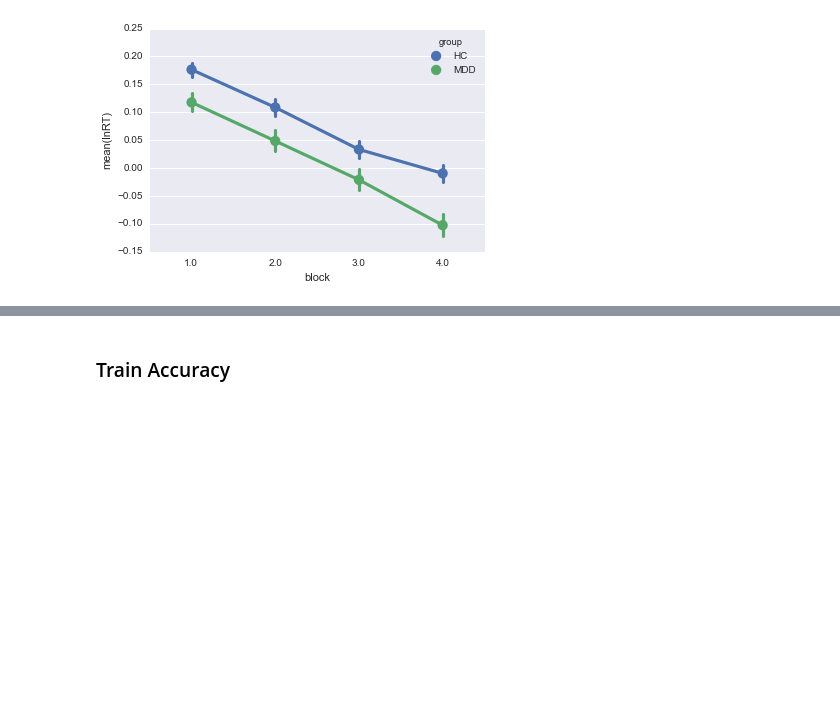
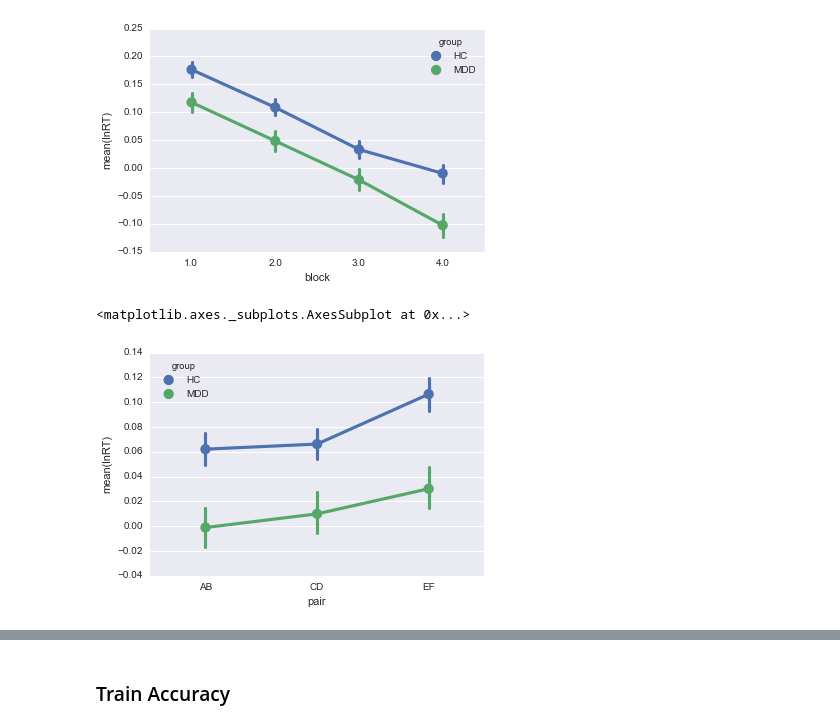
Before and after one commit to ebarrick/RMD_PST, a Jupyter notebook: PST_beh.ipynb, the cells around one changed output, grey strips where cells are left out. Cells and saved outputs as stored; diff of their text form; code cells hidden in the pictures; blank space fills up the shorter version.

```diff
--- a/PST_beh.ipynb
+++ b/PST_beh.ipynb
@@ -700,3 +704,8 @@ sns.pointplot(x="block", y="lnRT", hue="group", data=train_clean, hue_order=['HC
 # %% [output]
 <matplotlib.axes._subplots.AxesSubplot at 0x...>
 [figure]
+# %%
+sns.pointplot(x='pair', y = 'lnRT', hue='group', data = train_clean, hue_order=['HC','MDD'], x_order=['AB','CD','EF'])
+# %% [output]
+<matplotlib.axes._subplots.AxesSubplot at 0x...>
+[figure, added]
```
Also changed, not shown: parts of 19 cells of this notebook.
